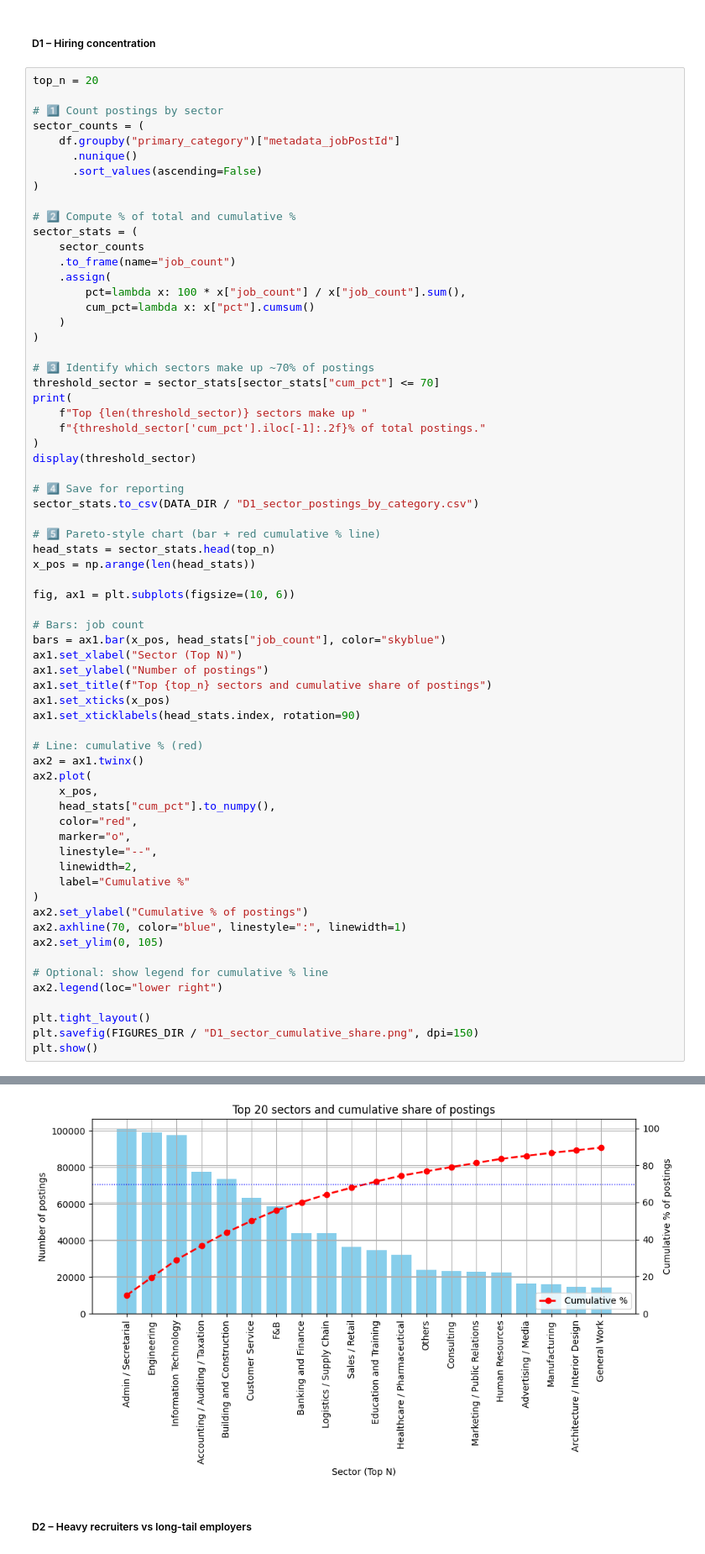
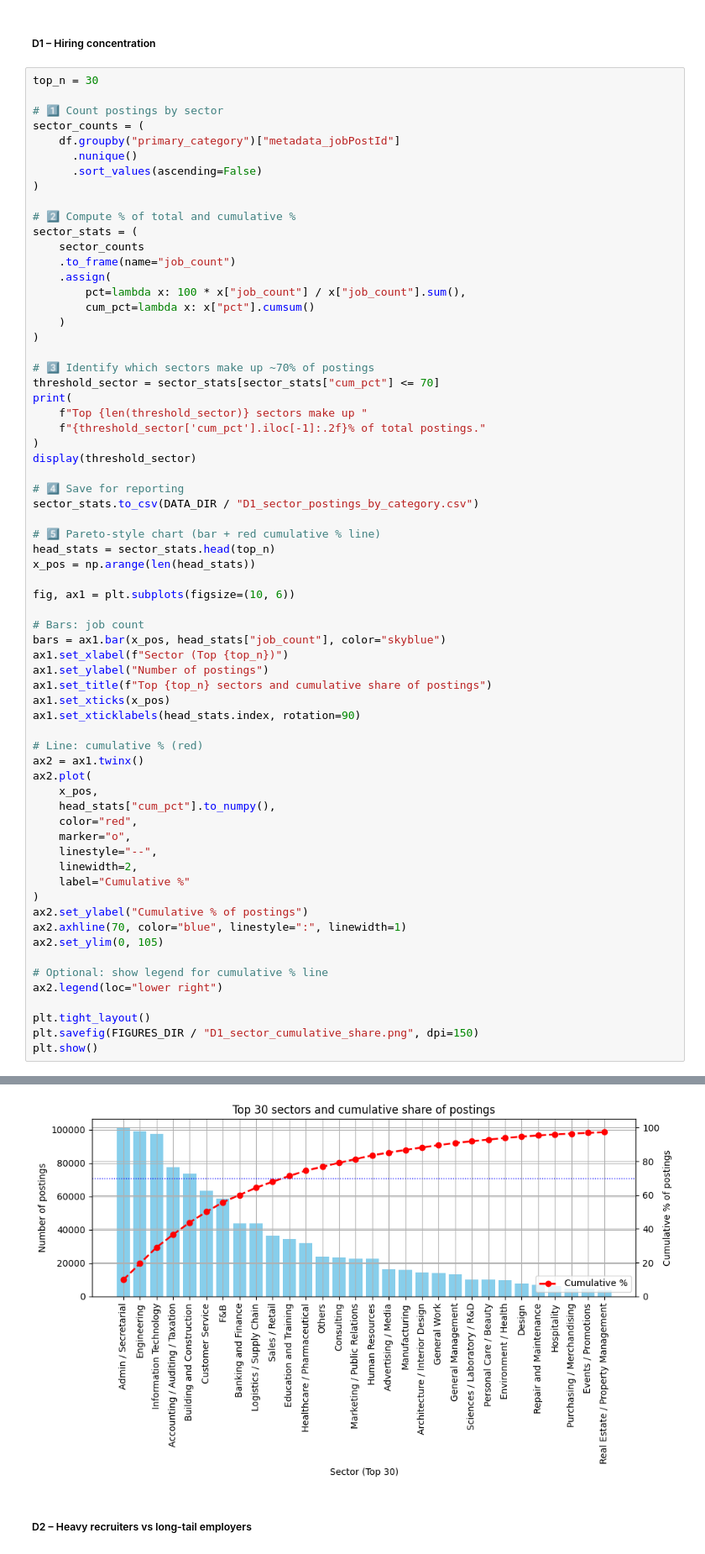
Before and after one commit to Learnfa/Mod1-SGJob, a Jupyter notebook: notebooks/insights.ipynb, the cells around one changed output, grey strips where cells are left out. Shown at 84% size. Cells and saved outputs as stored; diff of their text form.

```diff
--- a/notebooks/insights.ipynb
+++ b/notebooks/insights.ipynb
@@ -79,7 +79,7 @@ After outlier removal: 1,024,735 rows remain (100.00% of original).
 # %% [markdown]
 ##### D1 – Hiring concentration
 # %%
-top_n = 20
+top_n = 30
 
 # 1️⃣ Count postings by sector
 sector_counts = (
@@ -117,7 +117,7 @@ fig, ax1 = plt.subplots(figsize=(10, 6))
 
 # Bars: job count
 bars = ax1.bar(x_pos, head_stats["job_count"], color="skyblue")
-ax1.set_xlabel("Sector (Top N)")
+ax1.set_xlabel(f"Sector (Top {top_n})")
 ax1.set_ylabel("Number of postings")
 ax1.set_title(f"Top {top_n} sectors and cumulative share of postings")
 ax1.set_xticks(x_pos)
@@ -131,34 +131,34 @@ ax2.plot(
     color="red",
     marker="o",
     linestyle="--",
     linewidth=2,
     label="Cumulative %"
 )
 ax2.set_ylabel("Cumulative % of postings")
 ax2.axhline(70, color="blue", linestyle=":", linewidth=1)
 ax2.set_ylim(0, 105)
 
 # Optional: show legend for cumulative % line
 ax2.legend(loc="lower right")
 
 plt.tight_layout()
 plt.savefig(FIGURES_DIR / "D1_sector_cumulative_share.png", dpi=150)
 plt.show()
 # %% [output]
 Top 10 sectors make up 67.94% of total postings.
 |  | job_count | pct | cum_pct |
 | primary_category |  |  |  |
 | Admin / Secretarial | 101423 | 9.897486 | 9.897486 |
 | Engineering | 99040 | 9.664938 | 19.562423 |
 | Information Technology | 97679 | 9.532123 | 29.094546 |
 | Accounting / Auditing / Taxation | 77663 | 7.578837 | 36.673384 |
 | Building and Construction | 73619 | 7.184199 | 43.857583 |
 | Customer Service | 63491 | 6.195846 | 50.053428 |
 | F&B | 58758 | 5.733970 | 55.787399 |
 | Banking and Finance | 44013 | 4.295062 | 60.082460 |
 | Logistics / Supply Chain | 43981 | 4.291939 | 64.374399 |
 | Sales / Retail | 36547 | 3.566483 | 67.940882 |
-[figure, old version]
+[figure, new version]
 # %% [markdown]
 ##### D2 – Heavy recruiters vs long-tail employers
 # %%
```
Also changed, not shown: 13 other files.
